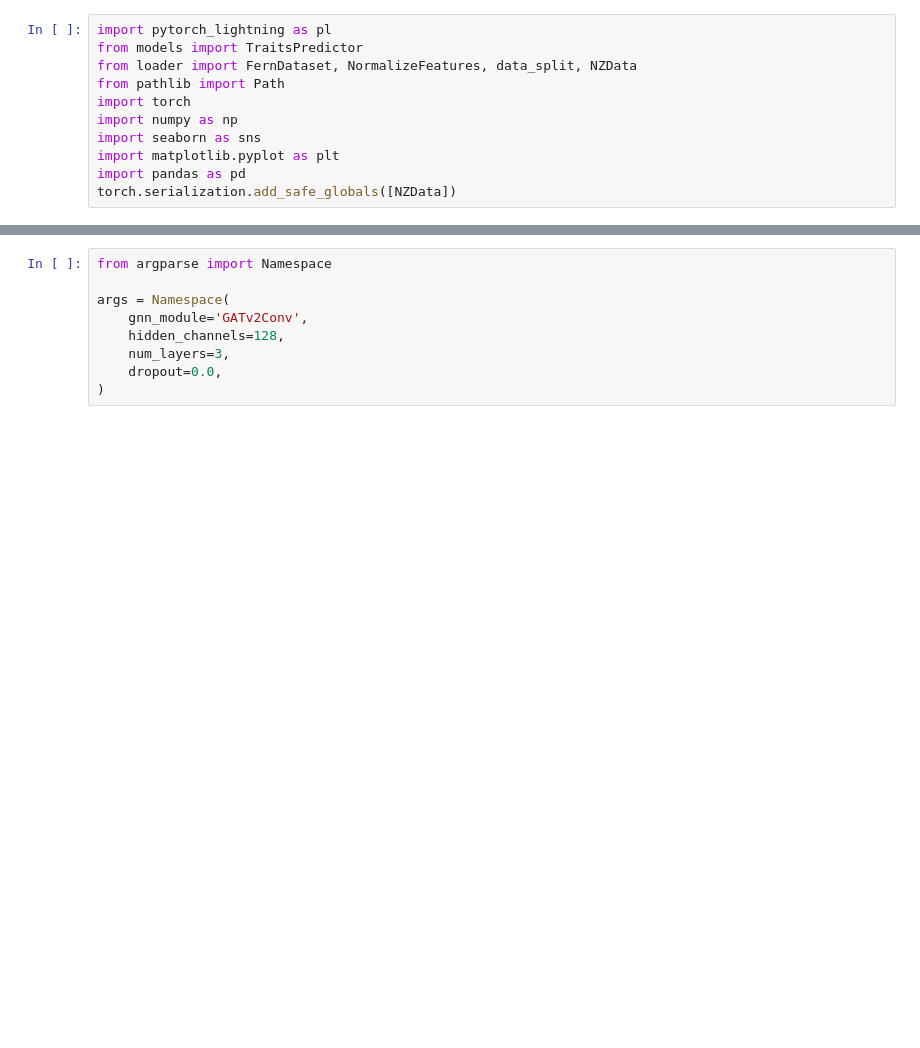
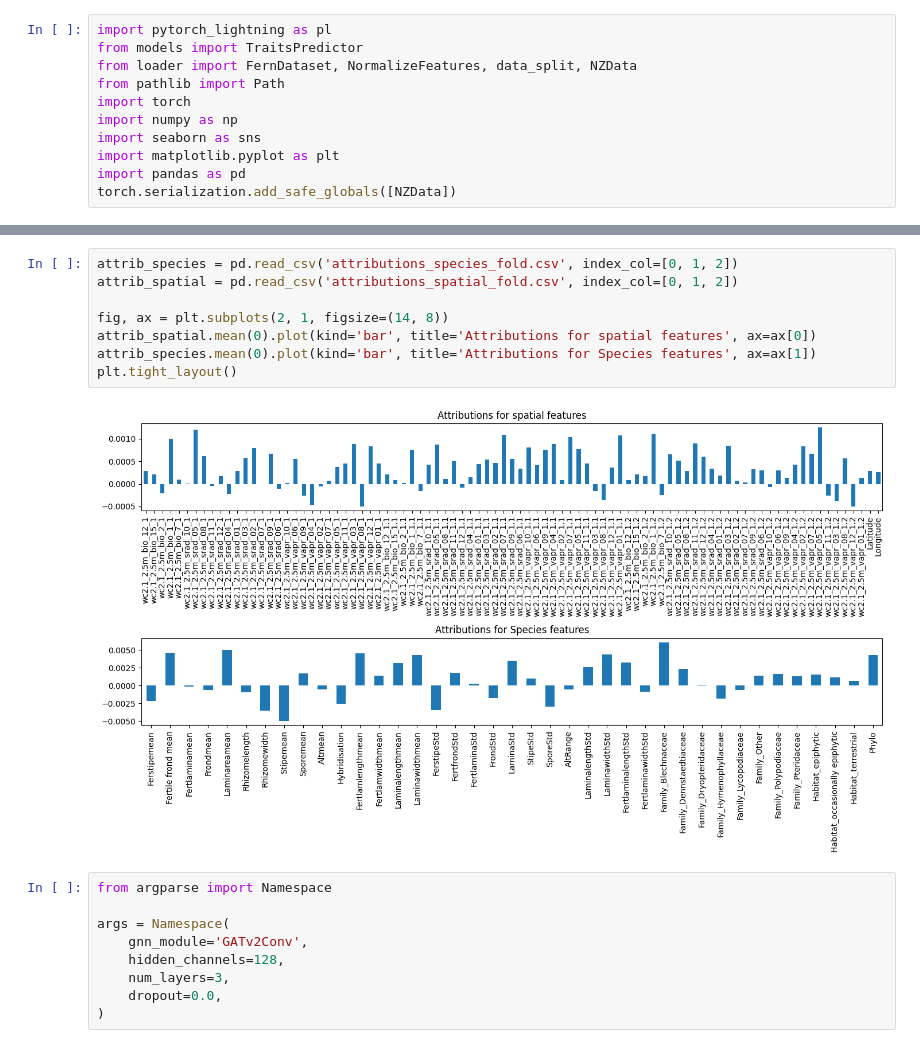
Before and after one commit to simone7monaco/newzeland-plants, a Jupyter notebook: new_dataset.ipynb, the cells around one changed output, grey strips where cells are left out. Cells and saved outputs as stored; diff of their text form; blank space fills up the shorter version.

```diff
--- a/new_dataset.ipynb
+++ b/new_dataset.ipynb
@@ -754,3 +732,13 @@ attrib_species
+# %%
+attrib_species = pd.read_csv('attributions_species_fold.csv', index_col=[0, 1, 2])
+attrib_spatial = pd.read_csv('attributions_spatial_fold.csv', index_col=[0, 1, 2])
+
+fig, ax = plt.subplots(2, 1, figsize=(14, 8))
+attrib_spatial.mean(0).plot(kind='bar', title='Attributions for spatial features', ax=ax[0])
+attrib_species.mean(0).plot(kind='bar', title='Attributions for Species features', ax=ax[1])
+plt.tight_layout()
+# %% [output]
+[figure, added]
 # %%
 from argparse import Namespace
 
```
Also changed, not shown: parts of 25 cells of this notebook, 5 other files.
